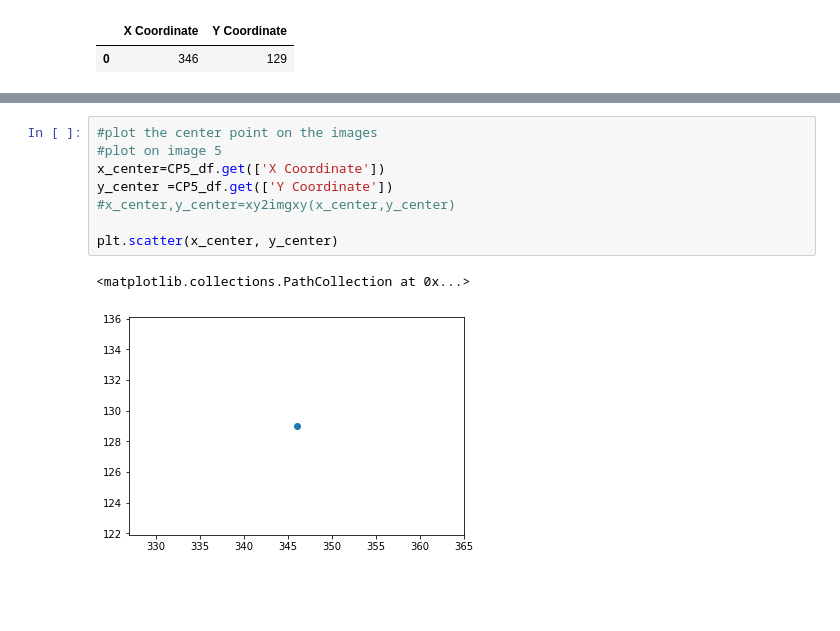
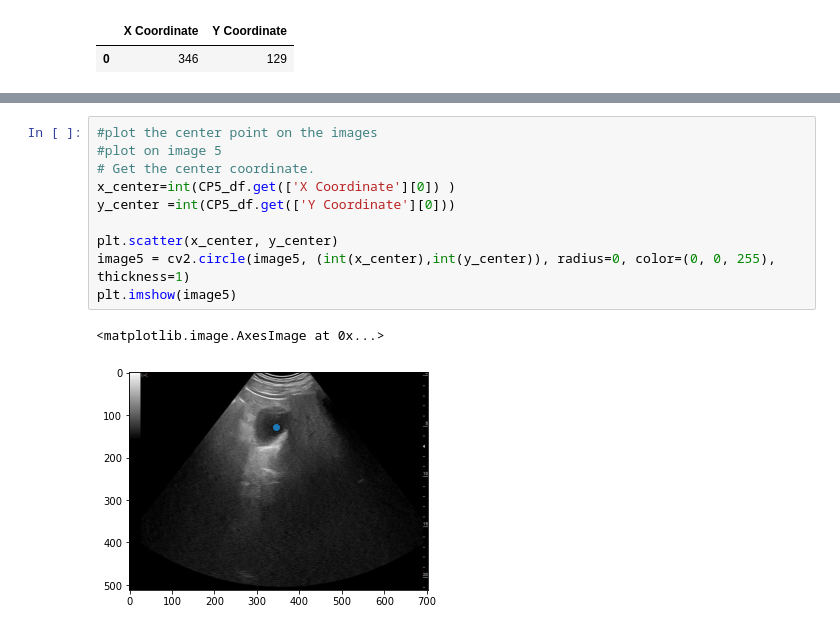
Before and after one commit to yousraBRK/Vesicule_Segmentation_with_ContourRegularisation, a Jupyter notebook: Code.ipynb, the cells around one changed output, grey strips where cells are left out. Drawn from its saved outputs; the diff is of its cells as text; blank space fills up the shorter version.

Commit message:
Center Point on image visiualisation added

```diff
--- a/Code.ipynb
+++ b/Code.ipynb
@@ -78,11 +78,13 @@ points5_df.head()
 # %%
 #plot the center point on the images
 #plot on image 5
-x_center=CP5_df.get(['X Coordinate'])
-y_center =CP5_df.get(['Y Coordinate'])
-#x_center,y_center=xy2imgxy(x_center,y_center)
+# Get the center coordinate.
+x_center=int(CP5_df.get(['X Coordinate'][0]) )
+y_center =int(CP5_df.get(['Y Coordinate'][0]))
 
 plt.scatter(x_center, y_center)
+image5 = cv2.circle(image5, (int(x_center),int(y_center)), radius=0, color=(0, 0, 255), thickness=1)
+plt.imshow(image5)
 # %% [output]
-<matplotlib.collections.PathCollection at 0x...>
+<matplotlib.image.AxesImage at 0x...>
-[figure, old version]
+[figure, new version]
```
Also changed, not shown: parts of 8 cells of this notebook.
